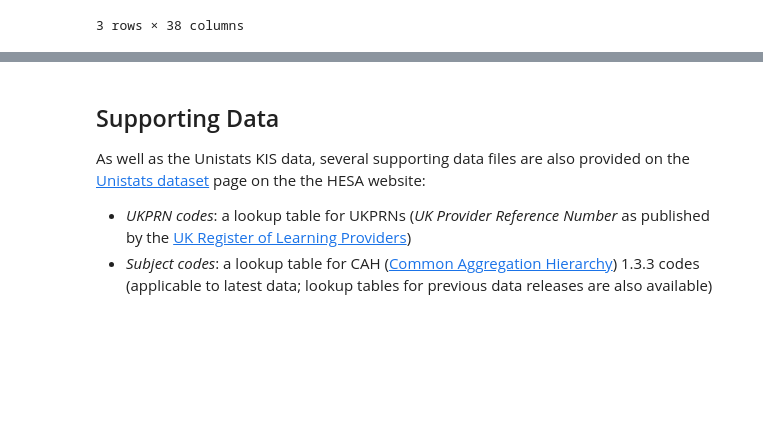
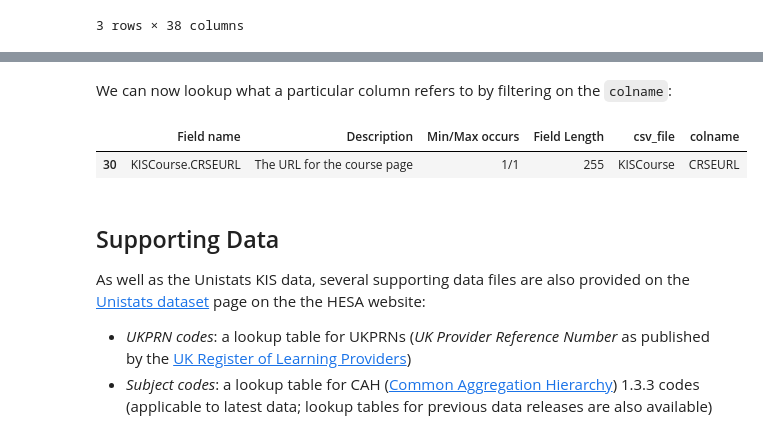
Before and after one commit to ConversationsWithData/unistats, a Jupyter notebook: 01.1 unistats - download.ipynb, the cells around one changed output, grey strips where cells are left out. Drawn from its saved outputs; the diff is of its cells as text; code cells hidden in the pictures; blank space fills up the shorter version.

```diff
--- a/01.1 unistats - download.ipynb
+++ b/01.1 unistats - download.ipynb
@@ -153,3 +208,10 @@ kis_course_df.head(3)
+# %% [markdown]
+We can now lookup what a particular column refers to by filtering on the `colname`:
+# %%
+col_description[col_description["colname"]=="CRSEURL"]
+# %% [output]
+|  | Field name | Description | Min/Max occurs | Field Length | csv_file | colname |
+| 30 | KISCourse.CRSEURL | The URL for the course page | 1/1 | 255 | KISCourse | CRSEURL |
 # %% [markdown]
 ## Supporting Data
 
```
Also changed, not shown: parts of 8 cells of this notebook.
